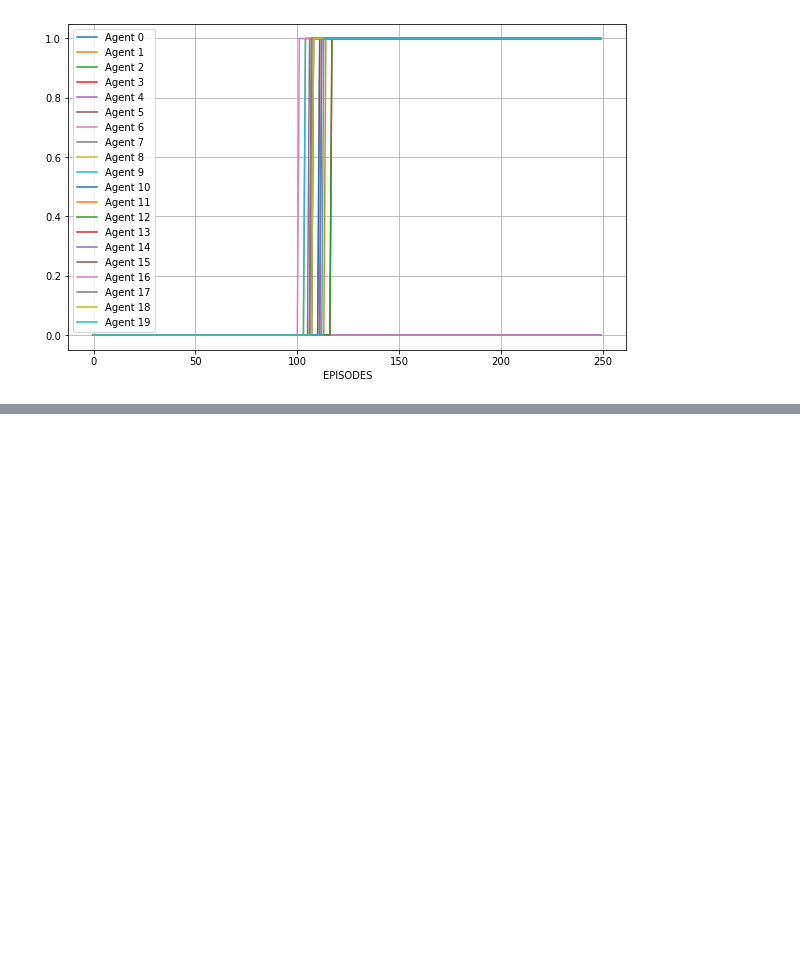
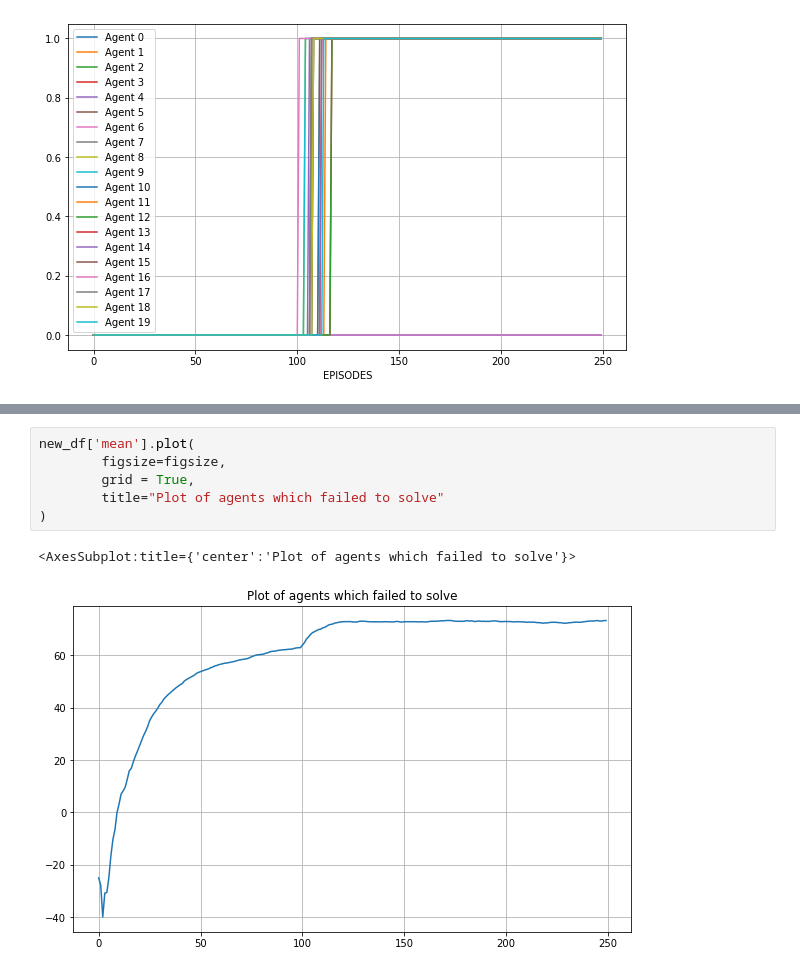
Before and after one commit to MattMorris1996/BathRLProject, a Jupyter notebook: plotting_notebook.ipynb, the cells around one changed output, grey strips where cells are left out. Drawn from its saved outputs; the diff is of its cells as text; blank space fills up the shorter version.

```diff
--- a/plotting_notebook.ipynb
+++ b/plotting_notebook.ipynb
@@ -85,0 +133,9 @@ for agent_id in not_solved:
+# %%
+new_df['mean'].plot(
+        figsize=figsize,
+        grid = True,
+        title="Plot of agents which failed to solve"
+)
+# %% [output]
+<AxesSubplot:title={'center':'Plot of agents which failed to solve'}>
+[figure, added]
```
Also changed, not shown: parts of 6 cells of this notebook.
